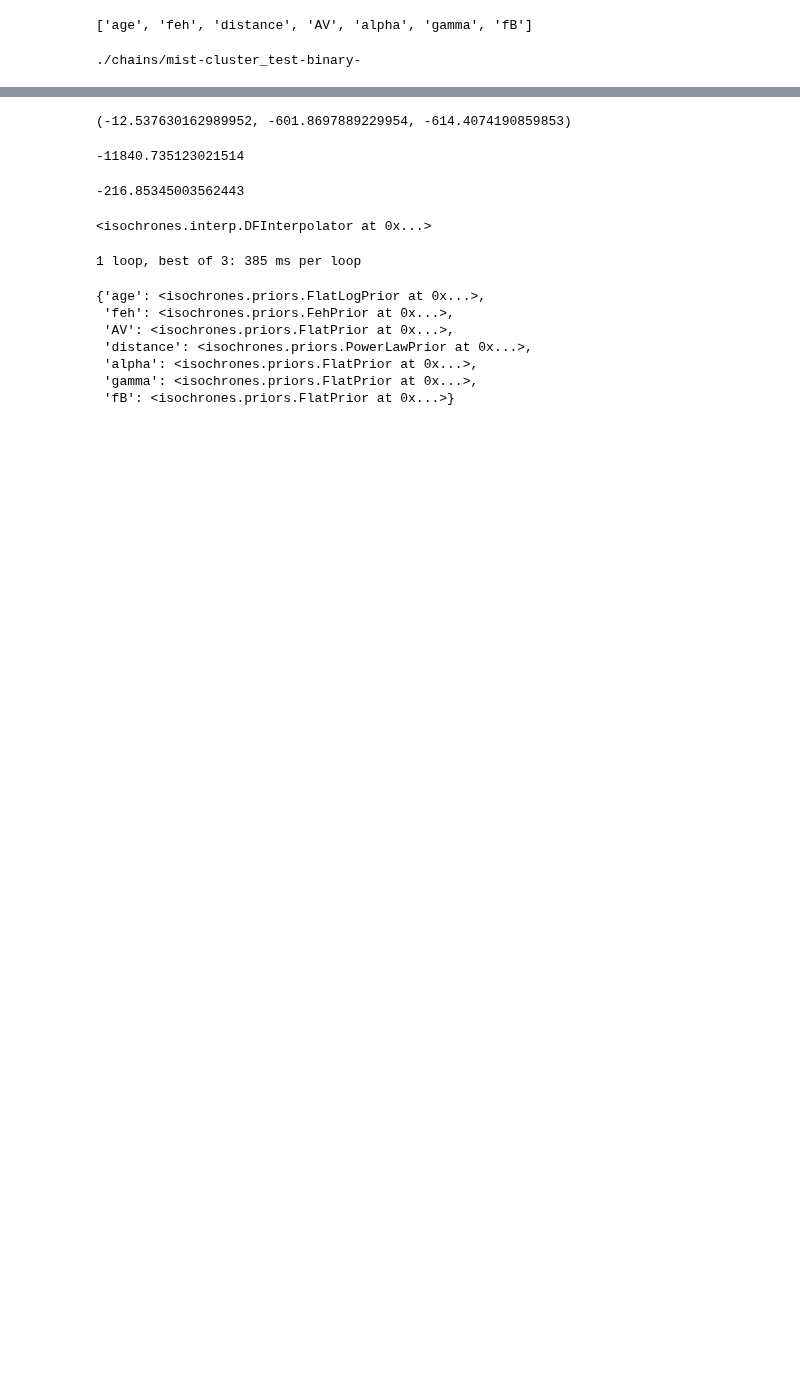
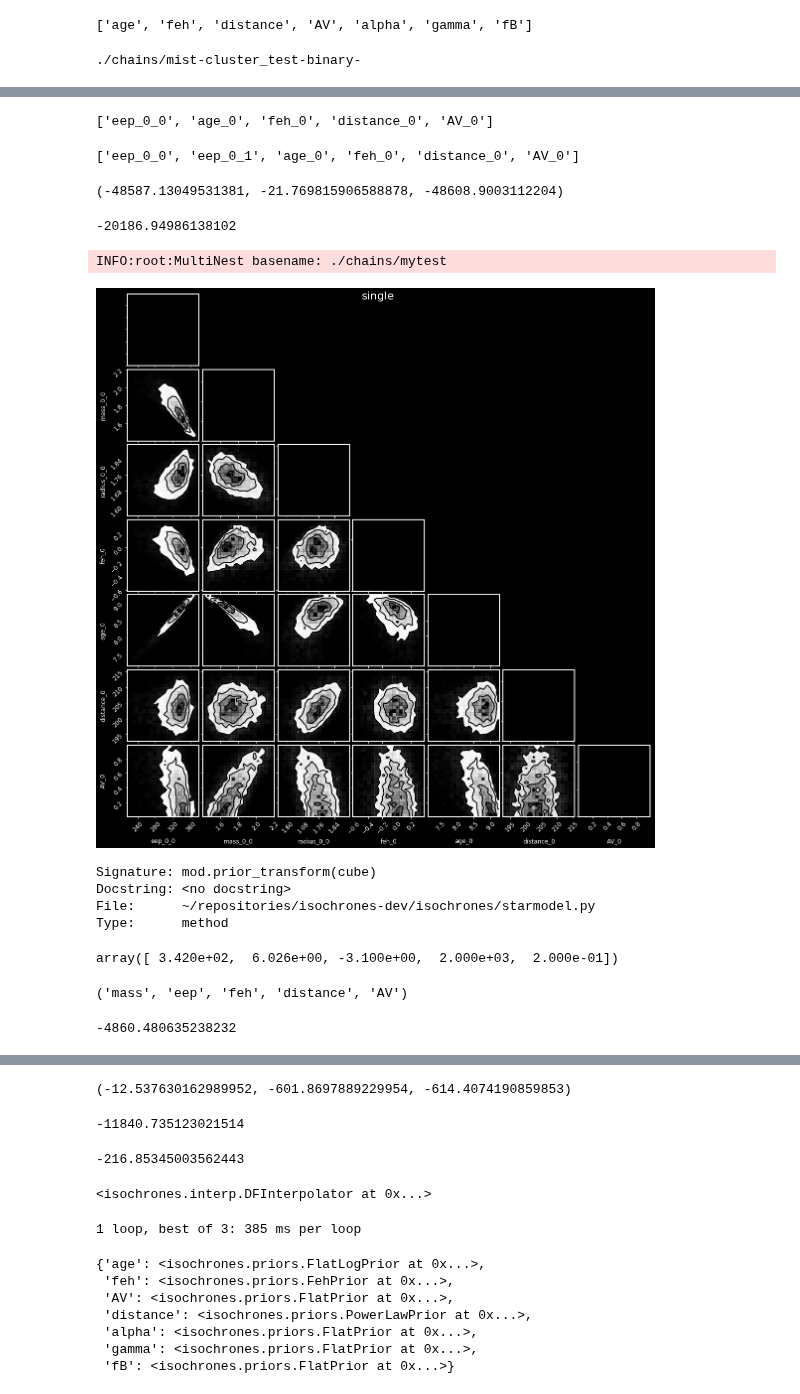
Before and after one commit to timothydmorton/isochrones, a Jupyter notebook: notebooks/cluster-explore.ipynb, the cells around one changed output, grey strips where cells are left out. Drawn from its saved outputs; the diff is of its cells as text; code cells hidden in the pictures; blank space fills up the shorter version.

```diff
--- a/notebooks/cluster-explore.ipynb
+++ b/notebooks/cluster-explore.ipynb
@@ -98,0 +104,7 @@ model.lnprior(pars), model.lnlike(pars), model.lnpost(pars)
+# %%
+from isochrones import StarModel
+from isochrones.mist import MIST_Isochrone, MIST_EvolutionTrack
+
+iso = MIST_Isochrone(bands=['PS_g', 'PS_r', 'PS_i', 'PS_z', 'PS_y', 'PS_w'])
+
+mod = StarModel(iso, J=(8.43, 0.02), H=(8.32, 0.02), K=(8.30, 0.02), parallax=(4.92, 0.1))
@@ -98,0 +113,44 @@ model.lnprior(pars), model.lnlike(pars), model.lnpost(pars)
+# %%
+mod.param_names
+# %% [output]
+['eep_0_0', 'age_0', 'feh_0', 'distance_0', 'AV_0']
+# %%
+mod2 = StarModel(iso, J=(8.43, 0.02), H=(8.32, 0.02), K=(8.30, 0.02), parallax=(4.92, 0.1), N=2)
+mod2.param_names
+# %% [output]
+['eep_0_0', 'eep_0_1', 'age_0', 'feh_0', 'distance_0', 'AV_0']
+# %%
+pars = [300, 9.6, 0.0, 200, 0.1]
+mod.lnlike(pars), mod.lnprior(pars), mod.lnpost(pars)
+# %% [output]
+(-48587.13049531381, -21.769815906588878, -48608.9003112204)
+# %%
+pars2 = [330, 300, 9.7, 0.0, 200, 0.2]
+mod2.lnpost(pars2)
+# %% [output]
+-20186.94986138102
+# %%
+mod.fit(basename='mytest')
+# %% [output]
+INFO:root:MultiNest basename: ./chains/mytest
+# %%
+%matplotlib inline
+
+import matplotlib as mpl
+mpl.style.use('dark_background')
+
+mod.corner_physical();
+# %% [output]
+[figure, added]
+# %%
+mod.prior_transform?
+# %% [output]
+Signature: mod.prior_transform(cube)
+Docstring: <no docstring>
+File:      ~/repositories/isochrones-dev/isochrones/starmodel.py
+Type:      method
+# %%
+cube = [0.2] * 5
+mod.prior_transform(cube)
+# %% [output]
+array([ 3.420e+02,  6.026e+00, -3.100e+00,  2.000e+03,  2.000e-01])
@@ -98,0 +164,9 @@ model.lnprior(pars), model.lnlike(pars), model.lnpost(pars)
+# %%
+mod_evtrack.param_names
+# %% [output]
+('mass', 'eep', 'feh', 'distance', 'AV')
+# %%
+pars_evtrack = [1.2, 300, 0.0, 200, 0.1]
+mod_evtrack.lnlike(pars_evtrack)
+# %% [output]
+-4860.480635238232
```
Also changed, not shown: parts of 12 cells of this notebook.
